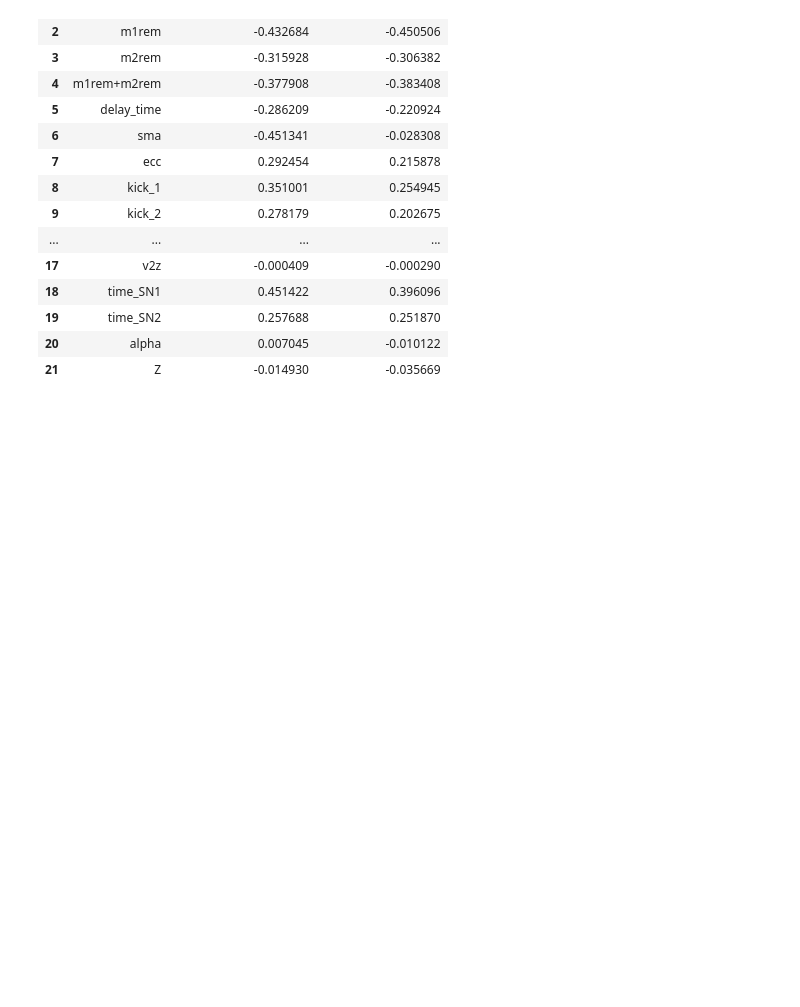
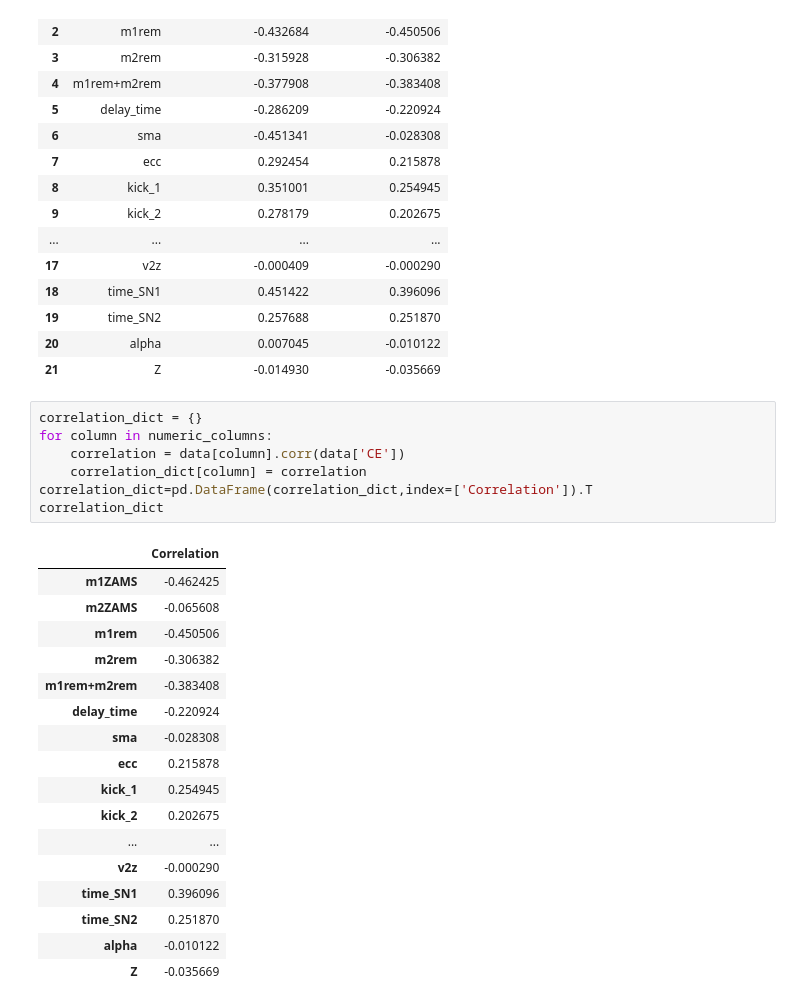
Before and after one commit to Giacomo-Menegatti/AstroLab, a Jupyter notebook: AstroLab.ipynb, the cells around one changed output. Drawn from its saved outputs; the diff is of its cells as text; blank space fills up the shorter version.

```diff
--- a/AstroLab.ipynb
+++ b/AstroLab.ipynb
@@ -110,6 +110,31 @@ correlation_df
 | 19 | time_SN2 | 0.257688 | 0.251870 |
 | 20 | alpha | 0.007045 | -0.010122 |
 | 21 | Z | -0.014930 | -0.035669 |
+# %%
+correlation_dict = {}
+for column in numeric_columns:
+    correlation = data[column].corr(data['CE'])
+    correlation_dict[column] = correlation
+correlation_dict=pd.DataFrame(correlation_dict,index=['Correlation']).T
+correlation_dict
+# %% [output]
+|  | Correlation |
+| m1ZAMS | -0.462425 |
+| m2ZAMS | -0.065608 |
+| m1rem | -0.450506 |
+| m2rem | -0.306382 |
+| m1rem+m2rem | -0.383408 |
+| delay_time | -0.220924 |
+| sma | -0.028308 |
+| ecc | 0.215878 |
+| kick_1 | 0.254945 |
+| kick_2 | 0.202675 |
+| ... | ... |
+| v2z | -0.000290 |
+| time_SN1 | 0.396096 |
+| time_SN2 | 0.251870 |
+| alpha | -0.010122 |
+| Z | -0.035669 |
 # %%
 numeric_columns = [col for col in data.columns if col != 'CE' and col != 'ID']
 fig, axs = plt.subplots(nrows=11, ncols=2, figsize=(12, 40))
```
Also changed, not shown: parts of 1 cell of this notebook.
